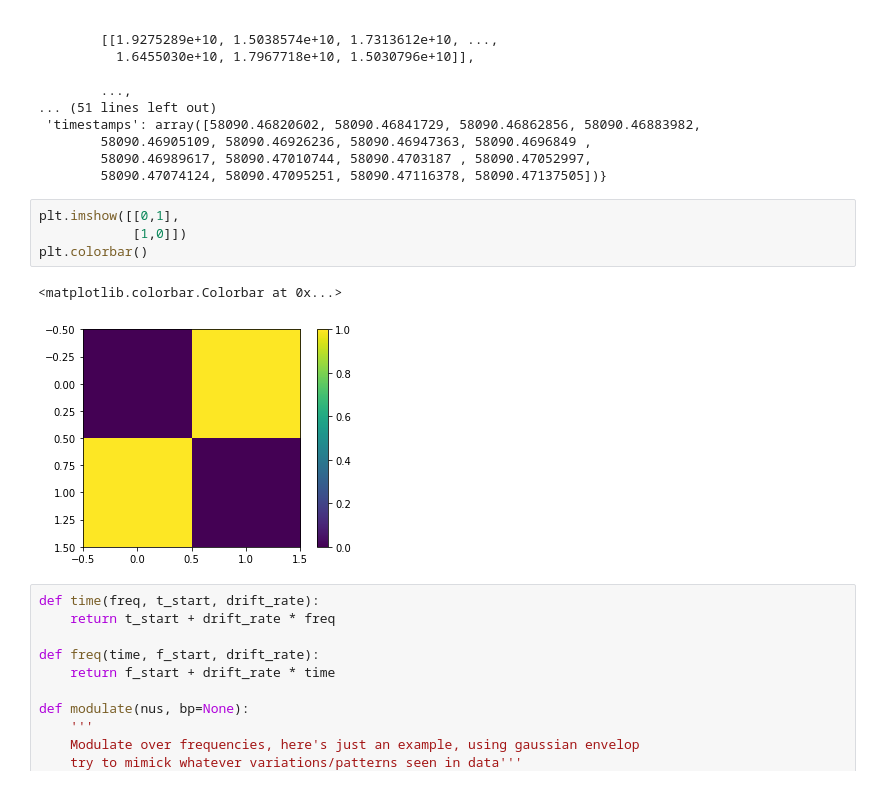
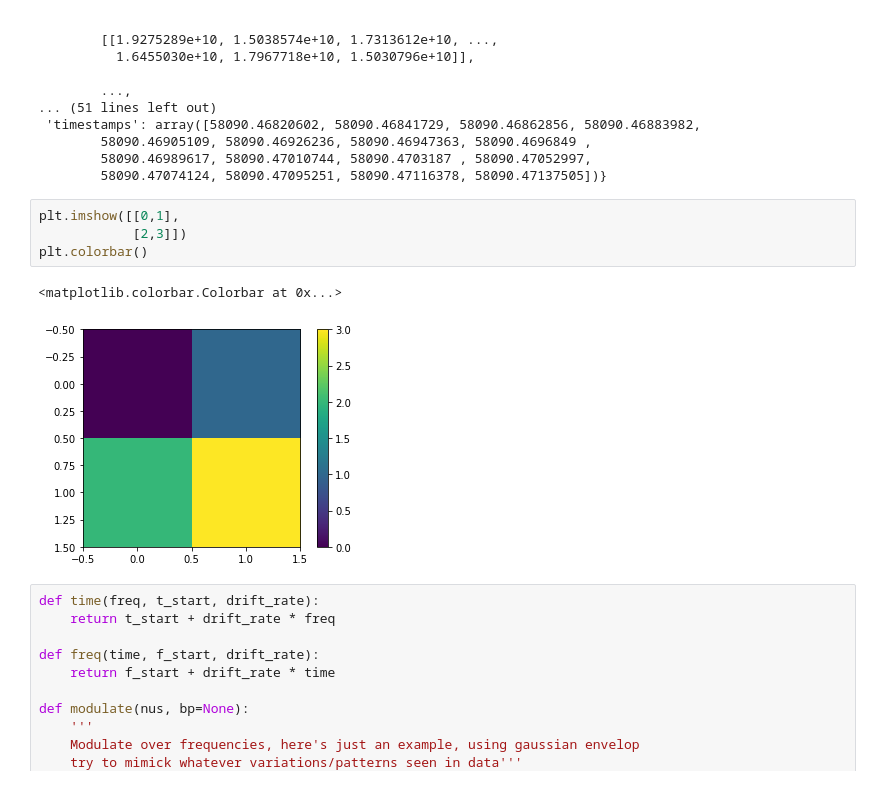
Before and after one commit to bbrzycki/setigen, a Jupyter notebook: jupyter-notebooks/Add_signal.ipynb, the cells around one changed output. Saved outputs shown, nothing was run; the diff lists cells and outputs as text.

```diff
--- a/jupyter-notebooks/Add_signal.ipynb
+++ b/jupyter-notebooks/Add_signal.ipynb
@@ -429,11 +429,11 @@ vars(fil)
         58090.47074124, 58090.47095251, 58090.47116378, 58090.47137505])}
 # %%
 plt.imshow([[0,1],
-            [1,0]])
+            [2,3]])
 plt.colorbar()
 # %% [output]
 <matplotlib.colorbar.Colorbar at 0x...>
-[figure, old version]
+[figure, new version]
 # %%
 def time(freq, t_start, drift_rate):
     return t_start + drift_rate * freq
```
Also changed, not shown: parts of 5 cells of this notebook, 2 other files.
